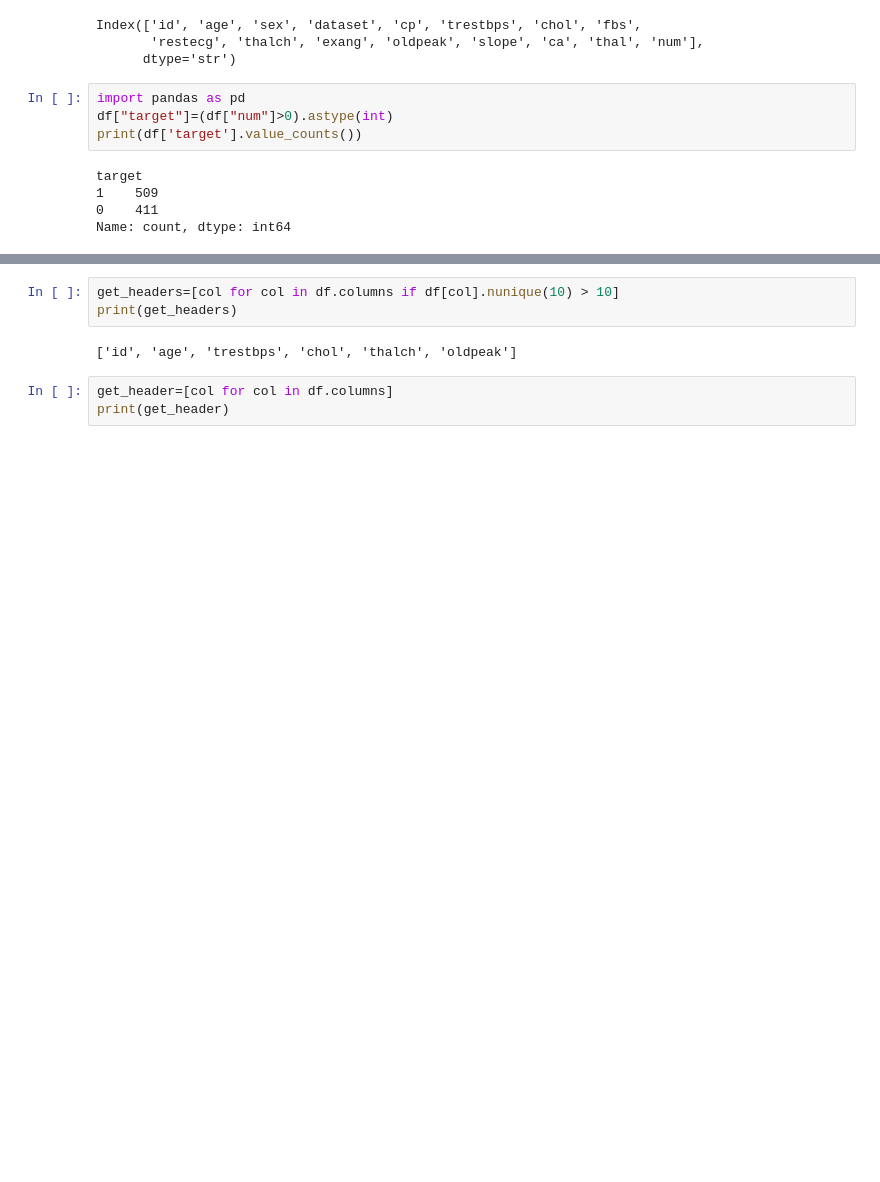
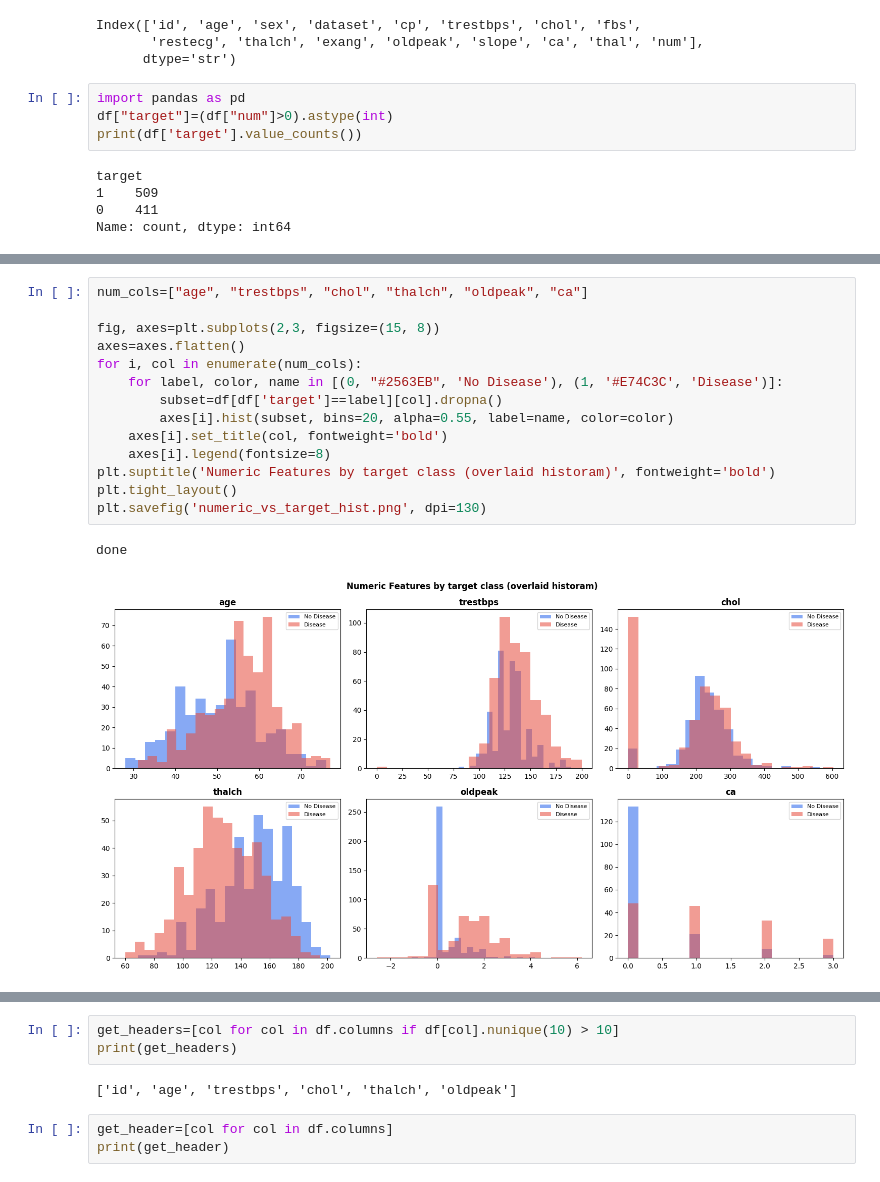
Before and after one commit to iws3/MarkGPT, a Jupyter notebook: contributors/gita/module-3/ucl_heart_disease.ipynb, the cells around one changed output, grey strips where cells are left out. Drawn from its saved outputs; the diff is of its cells as text; blank space fills up the shorter version.

Commit message:
explored numerical data for bivariate analysis

```diff
--- a/contributors/gita/module-3/ucl_heart_disease.ipynb
+++ b/contributors/gita/module-3/ucl_heart_disease.ipynb
@@ -46,0 +50,17 @@ sns.histplot(df['target'], kde=True, color)
+# %%
+num_cols=["age", "trestbps", "chol", "thalch", "oldpeak", "ca"]
+
+fig, axes=plt.subplots(2,3, figsize=(15, 8))
+axes=axes.flatten()
+for i, col in enumerate(num_cols):
+    for label, color, name in [(0, "#2563EB", 'No Disease'), (1, '#E74C3C', 'Disease')]:
+        subset=df[df['target']==label][col].dropna()
+        axes[i].hist(subset, bins=20, alpha=0.55, label=name, color=color)
+    axes[i].set_title(col, fontweight='bold')
+    axes[i].legend(fontsize=8)
+plt.suptitle('Numeric Features by target class (overlaid historam)', fontweight='bold')
+plt.tight_layout()
+plt.savefig('numeric_vs_target_hist.png', dpi=130)
+# %% [output]
+done
+[figure, added]
```
Also changed, not shown: parts of 2 cells of this notebook, 2 other files.
